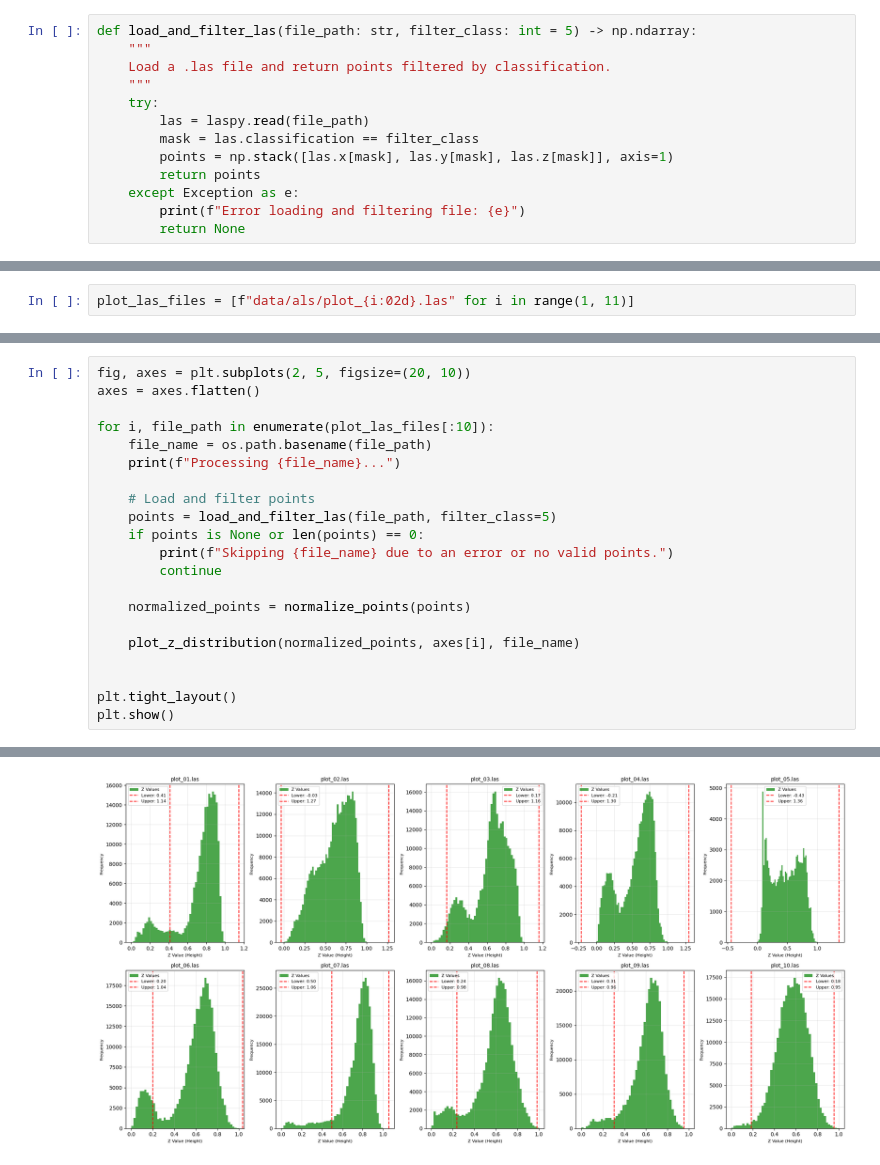
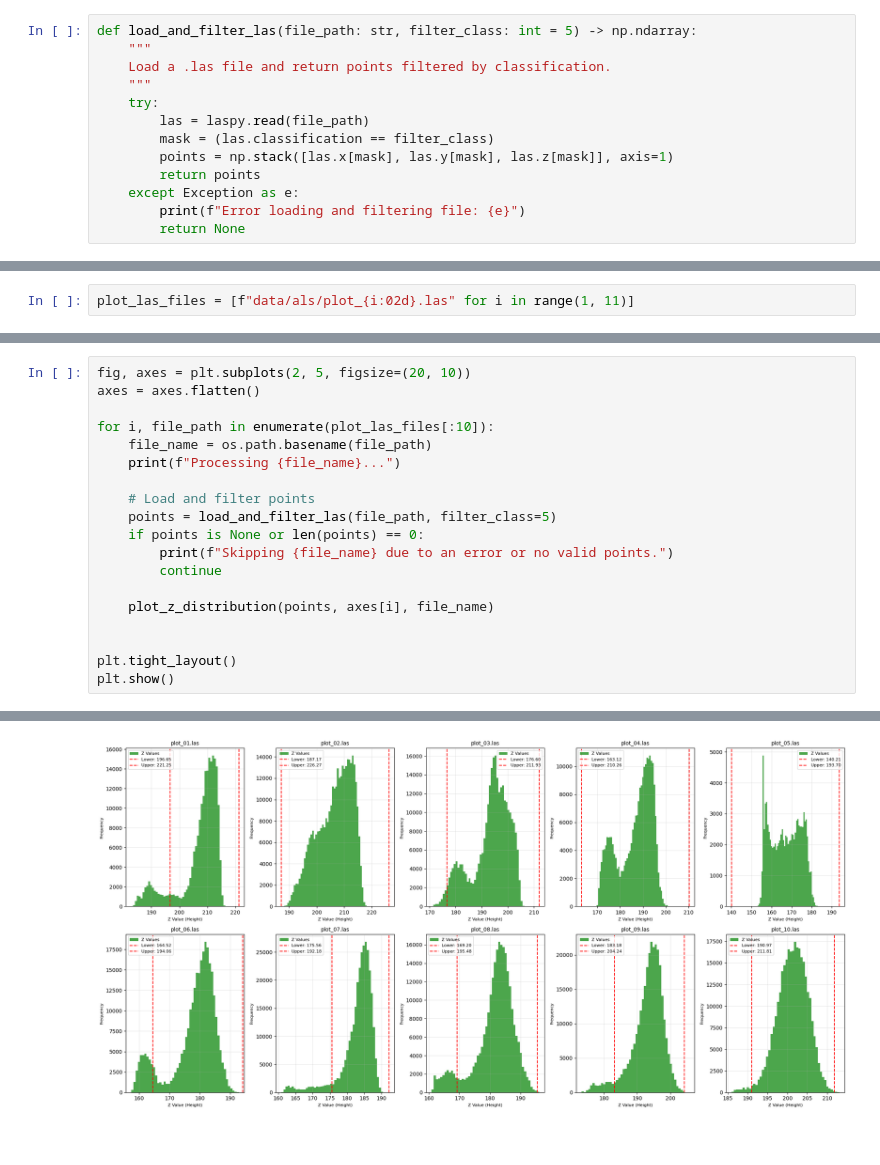
Before and after one commit to pariaighanian/LiDAR-Based-Tree-Detection, a Jupyter notebook: src/Main_draft1.ipynb, the cells around one changed output, grey strips where cells are left out. Saved outputs shown, nothing was run; the diff lists cells and outputs as text.

```diff
--- a/src/Main_draft1.ipynb
+++ b/src/Main_draft1.ipynb
@@ -36,7 +39,7 @@ def load_and_filter_las(file_path: str, filter_class: int = 5) -> np.ndarray:
     """
     try:
         las = laspy.read(file_path)
-        mask = las.classification == filter_class
+        mask = (las.classification == filter_class)
         points = np.stack([las.x[mask], las.y[mask], las.z[mask]], axis=1)
         return points
     except Exception as e:
@@ -193,36 +314,34 @@ plot_normalized_lidar(plot_las_files[0])
 # %%
 fig, axes = plt.subplots(2, 5, figsize=(20, 10))
 axes = axes.flatten()
 
 for i, file_path in enumerate(plot_las_files[:10]):
     file_name = os.path.basename(file_path)
     print(f"Processing {file_name}...")
 
     # Load and filter points
     points = load_and_filter_las(file_path, filter_class=5)
     if points is None or len(points) == 0:
         print(f"Skipping {file_name} due to an error or no valid points.")
         continue
 
-    normalized_points = normalize_points(points)
-
-    plot_z_distribution(normalized_points, axes[i], file_name)
+    plot_z_distribution(points, axes[i], file_name)
 
 
 plt.tight_layout()
 plt.show()
 # %% [output]
 Processing plot_01.las...
 Processing plot_02.las...
 Processing plot_03.las...
 Processing plot_04.las...
 Processing plot_05.las...
 Processing plot_06.las...
 Processing plot_07.las...
 Processing plot_08.las...
 Processing plot_09.las...
 Processing plot_10.las...
-[figure, old version]
+[figure, new version]
 # %%
 preprocessed_data = []
 
```
Also changed, not shown: parts of 54 cells of this notebook.
